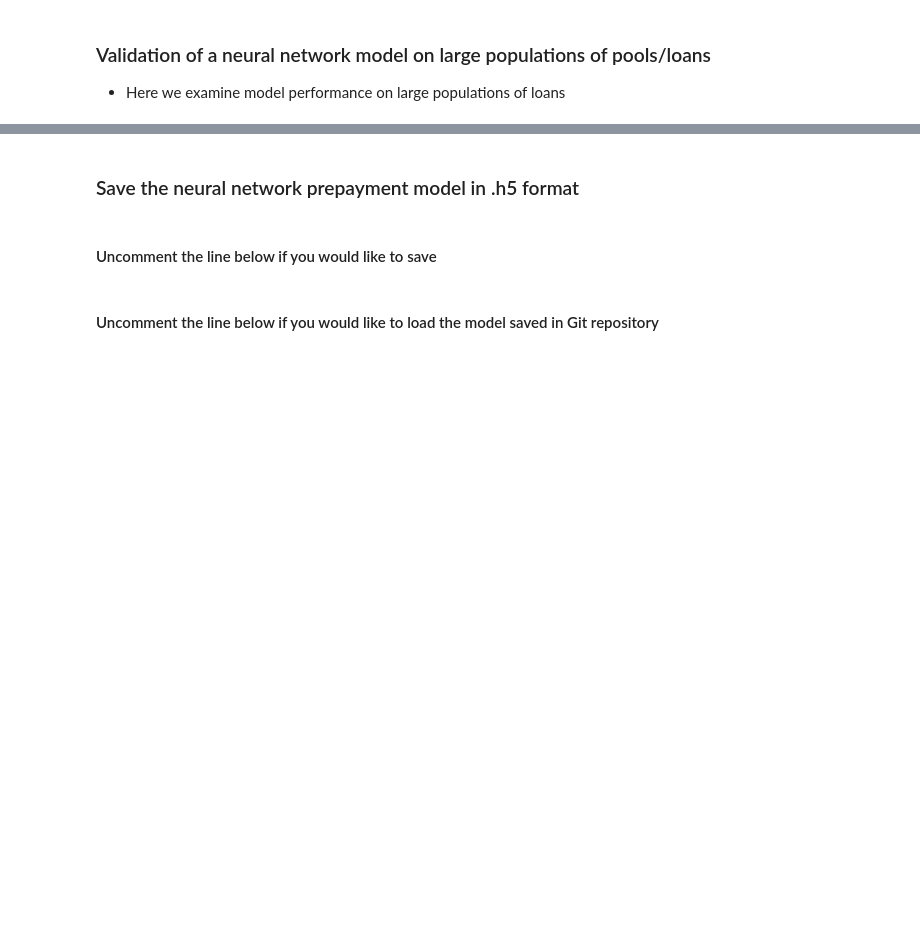
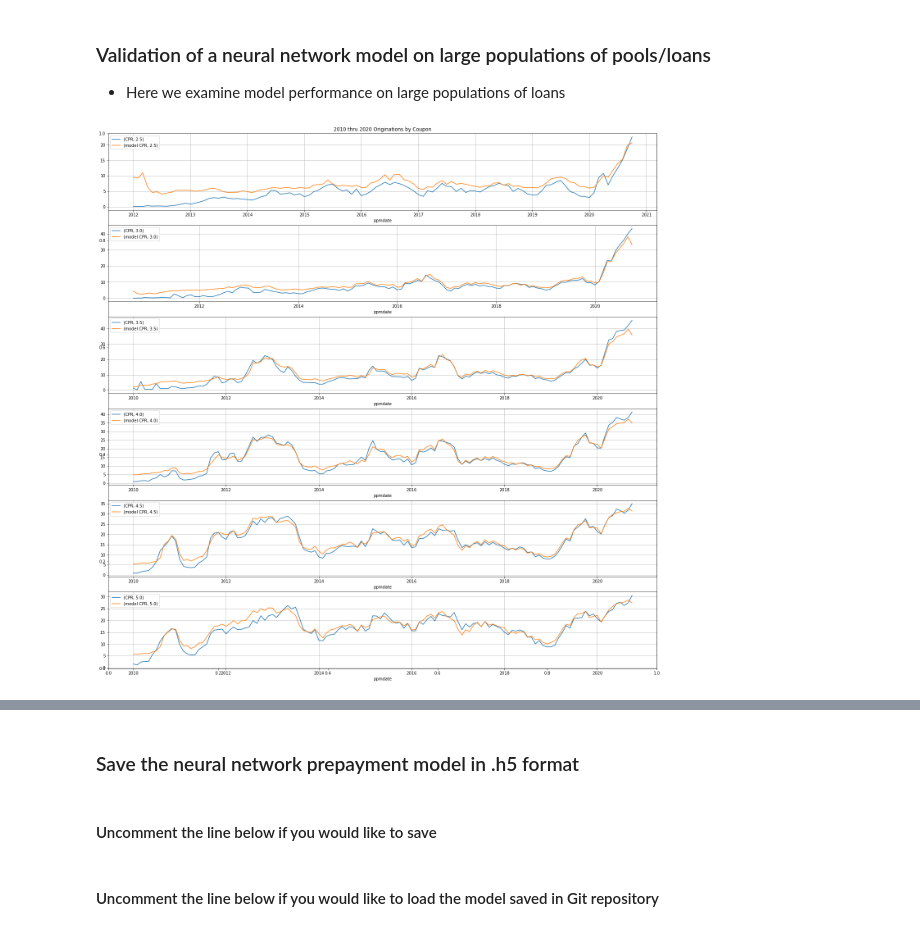
Before and after one commit to Bidek56/nn-ppm-model, a Jupyter notebook: model_fitting.ipynb, the cells around one changed output, grey strips where cells are left out. Cells and saved outputs as stored; diff of their text form; code cells hidden in the pictures; blank space fills up the shorter version.

```diff
--- a/model_fitting.ipynb
+++ b/model_fitting.ipynb
@@ -117,7 +129,6 @@ model_columns = ['asofdate',
                  'PurpPct_purchase','PurpPct_refi',
                  'PctChannel_Broker','PctChannel_Corr','PctChannel_Retail',
                  'OccPct_investor','OccPct_owner','PropUnitsPct_2-4',
-                 'Seasonality',
 
                  # features showing geographical composition of a pool
                  'StatePct_AK','StatePct_AL','StatePct_AR','StatePct_AZ','StatePct_CA','StatePct_CO','StatePct_CT',
@@ -134,10 +145,4 @@ model_columns = ['asofdate',
                  'SellerPct_53','SellerPct_FIR','SellerPct_FRDOM','SellerPct_GUILD','SellerPct_CHASE',
                  'SellerPct_LLSL','SellerPct_MATRX','SellerPct_NCM','SellerPct_NATIONST','SellerPct_NRESM',
                  'SellerPct_PNYMAC','SellerPct_PILOSI','SellerPct_QUICK','SellerPct_REG','SellerPct_RMSC',
-                 'SellerPct_UNSHFI','SellerPct_WFHM']
-
-dfm = df[df['cnloans'] >= 250][model_columns]
-
-print(f'dfm.shape = {dfm.shape}')
-
-dfm.head()
+                 'SellerPct_UNSHFI','SellerPct_WFHM'] + list(dummies.columns)
@@ -149,0 +149,4 @@ print(f'dfm.shape = {dfm.shape}')
+# %%
+dfm = df[df['cnloans'] >= 500][model_columns]
+
+print(f'dfm.shape = {dfm.shape}')
@@ -220,4 +236,4 @@ model.fit(x=X_train,
           y=y_train,
           validation_data=(X_test,y_test),
           batch_size=1024,
-          epochs=150)
+          epochs=10)
@@ -310,14 +361,13 @@ plt.plot(y_train,y_train,'r'); plt.grid()
 
 * Here we examine model performance on large populations of loans
 # %%
-if 'asofdate' in dfm.columns:
-    df['model SMM'] = model.predict(scaler.transform(dfm.drop(['SMM','asofdate'],axis=1)))
-else:
-    df['model SMM'] = model.predict(scaler.transform(dfm.drop('SMM',axis=1)))
+df['model SMM'] = model.predict(scaler.transform(df[model_columns].drop(['SMM','asofdate'],axis=1)))
 # %%
 df['SMM x CBal'] = df['SMM']*df['CBal']
 df['model SMM x CBal'] = df['model SMM']*df['CBal']
 df['ppmdate'] = df['asofdate'].apply(lambda x: dt.date(int(str(x)[:4]),int(str(x)[-2:]),1))
 df['Vintage'] = df['pool_issue_month'].apply(lambda x: int(str(x)[:4]))
 # %%
-valReport(df,graphTitle='2010 thru 2020 Originations by Coupon',fsize=(24,12))
+valReport(df,graphTitle='2010 thru 2020 Originations by Coupon',fsize=(24,24))
+# %% [output]
+[figure, added]
```
Also changed, not shown: parts of 24 cells of this notebook.
